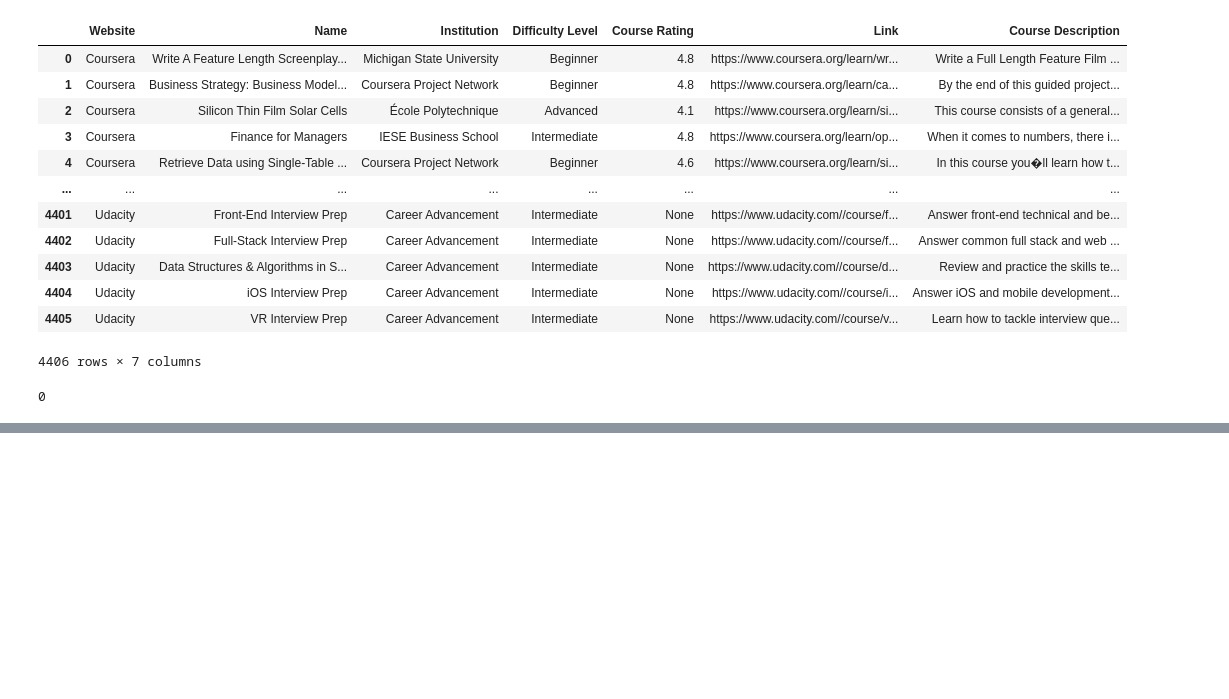
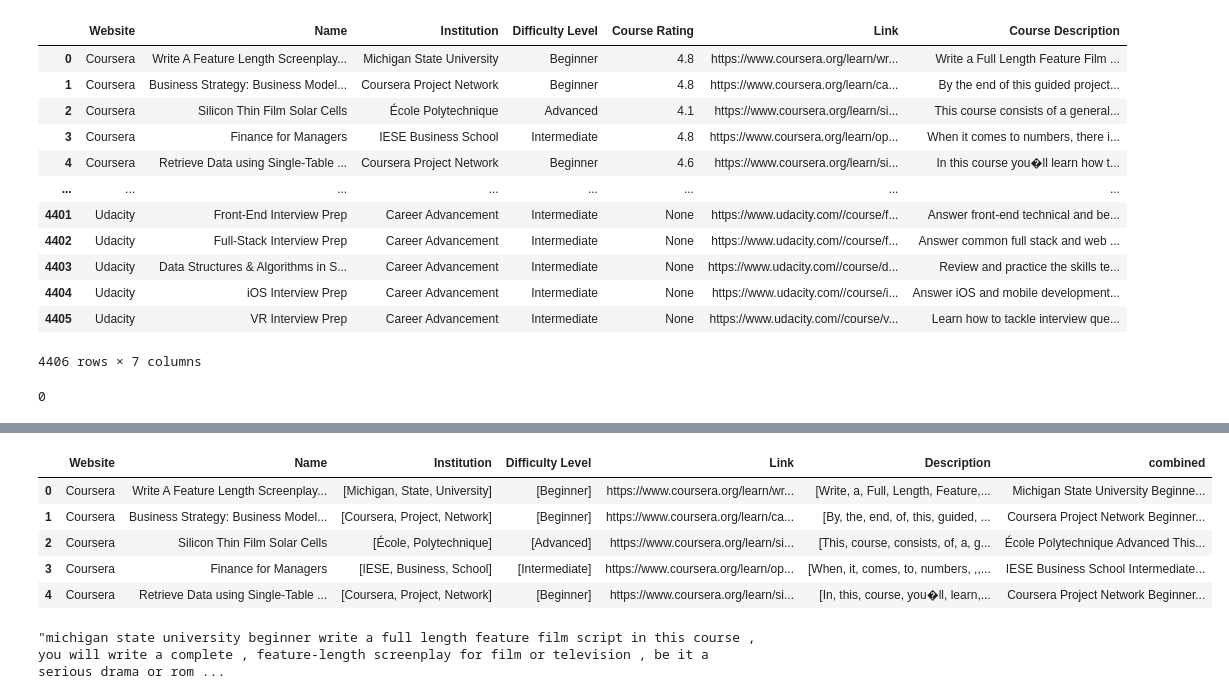
Before and after one commit to DafinaZaka/RS-Online-Learning-Platform, a Jupyter notebook: recommender.ipynb, the cells around one changed output, grey strips where cells are left out. Drawn from its saved outputs; the diff is of its cells as text; code cells hidden in the pictures; blank space fills up the shorter version.

```diff
--- a/recommender.ipynb
+++ b/recommender.ipynb
@@ -151,0 +169,12 @@ merged_data.head(5)
+# %%
+# Converting list to str
+merged_data['combined'] = merged_data['combined'].apply(lambda x: " ".join(x))
+
+merged_data.head()
+# %% [output]
+|  | Website | Name | Institution | Difficulty Level | Link | Description | combined |
+| 0 | Coursera | Write A Feature Length Screenplay... | [Michigan, State, University] | [Beginner] | https://www.coursera.org/learn/wr... | [Write, a, Full, Length, Feature,... | Michigan State University Beginne... |
+| 1 | Coursera | Business Strategy: Business Model... | [Coursera, Project, Network] | [Beginner] | https://www.coursera.org/learn/ca... | [By, the, end, of, this, guided, ... | Coursera Project Network Beginner... |
+| 2 | Coursera | Silicon Thin Film Solar Cells | [École, Polytechnique] | [Advanced] | https://www.coursera.org/learn/si... | [This, course, consists, of, a, g... | École Polytechnique Advanced This... |
+| 3 | Coursera | Finance for Managers | [IESE, Business, School] | [Intermediate] | https://www.coursera.org/learn/op... | [When, it, comes, to, numbers, ,,... | IESE Business School Intermediate... |
+| 4 | Coursera | Retrieve Data using Single-Table ... | [Coursera, Project, Network] | [Beginner] | https://www.coursera.org/learn/si... | [In, this, course, you�ll, learn,... | Coursera Project Network Beginner... |
@@ -151,0 +184,4 @@ merged_data.head(5)
+# %%
+merged_data.iloc[0]['combined']
+# %% [output]
+"michigan state university beginner write a full length feature film script in this course , you will write a complete , feature-length screenplay for film or television , be it a serious drama or rom ...
```
Also changed, not shown: parts of 6 cells of this notebook.
